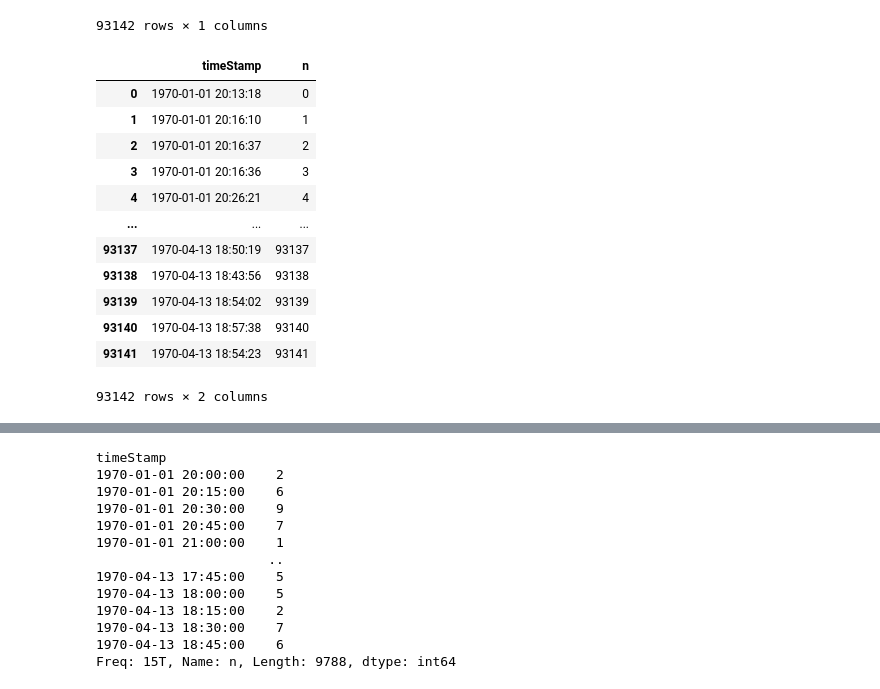
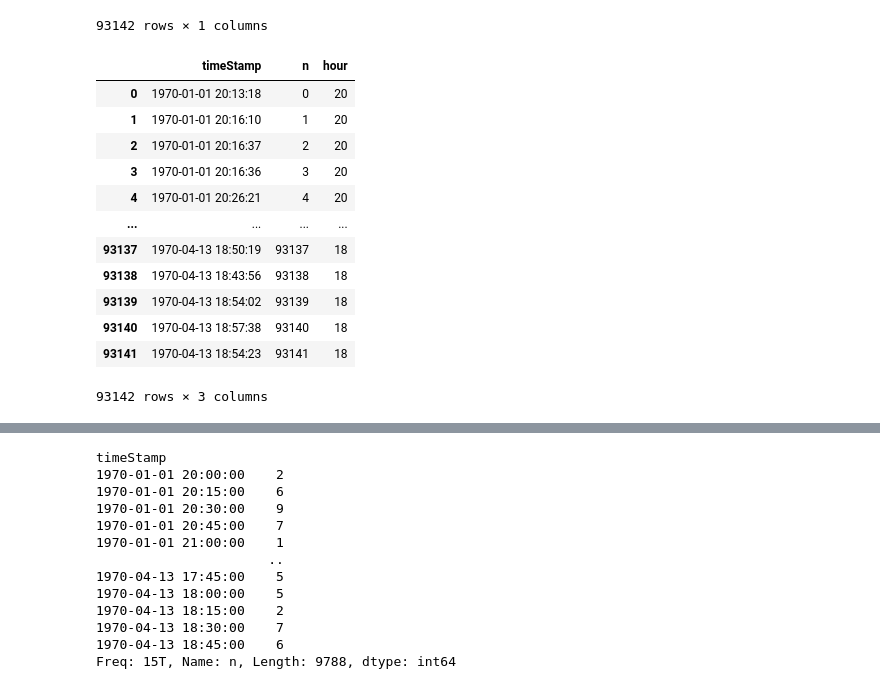
Before and after one commit to jel476/UltimateTechnologies-TakeHome, a Jupyter notebook: Code.ipynb, the cells around one changed output, grey strips where cells are left out. Saved outputs shown, nothing was run; the diff lists cells and outputs as text; code cells hidden in the pictures.

```diff
--- a/Code.ipynb
+++ b/Code.ipynb
@@ -31,21 +31,22 @@ login_time_norm
 | 93141 | 1970-04-13 18:54:23 |
 93142 rows × 1 columns
 # %%
-#adding a dummy variable 'n'
+#adding a dummy variable 'n' and a an hour column
 
 login_time_norm['n'] =np.arange(len(login_time_norm))
+login_time_norm['hour'] = login_time_norm['timeStamp'].dt.hour
 login_time_norm
 # %% [output]
-|  | timeStamp | n |
-| 0 | 1970-01-01 20:13:18 | 0 |
-| 1 | 1970-01-01 20:16:10 | 1 |
-| 2 | 1970-01-01 20:16:37 | 2 |
-| 3 | 1970-01-01 20:16:36 | 3 |
-| 4 | 1970-01-01 20:26:21 | 4 |
-| ... | ... | ... |
-| 93137 | 1970-04-13 18:50:19 | 93137 |
-| 93138 | 1970-04-13 18:43:56 | 93138 |
-| 93139 | 1970-04-13 18:54:02 | 93139 |
-| 93140 | 1970-04-13 18:57:38 | 93140 |
-| 93141 | 1970-04-13 18:54:23 | 93141 |
+|  | timeStamp | n | hour |
+| 0 | 1970-01-01 20:13:18 | 0 | 20 |
+| 1 | 1970-01-01 20:16:10 | 1 | 20 |
+| 2 | 1970-01-01 20:16:37 | 2 | 20 |
+| 3 | 1970-01-01 20:16:36 | 3 | 20 |
+| 4 | 1970-01-01 20:26:21 | 4 | 20 |
+| ... | ... | ... | ... |
+| 93137 | 1970-04-13 18:50:19 | 93137 | 18 |
+| 93138 | 1970-04-13 18:43:56 | 93138 | 18 |
+| 93139 | 1970-04-13 18:54:02 | 93139 | 18 |
+| 93140 | 1970-04-13 18:57:38 | 93140 | 18 |
+| 93141 | 1970-04-13 18:54:23 | 93141 | 18 |
-93142 rows × 2 columns
+93142 rows × 3 columns
```
Also changed, not shown: parts of 4 cells of this notebook.
